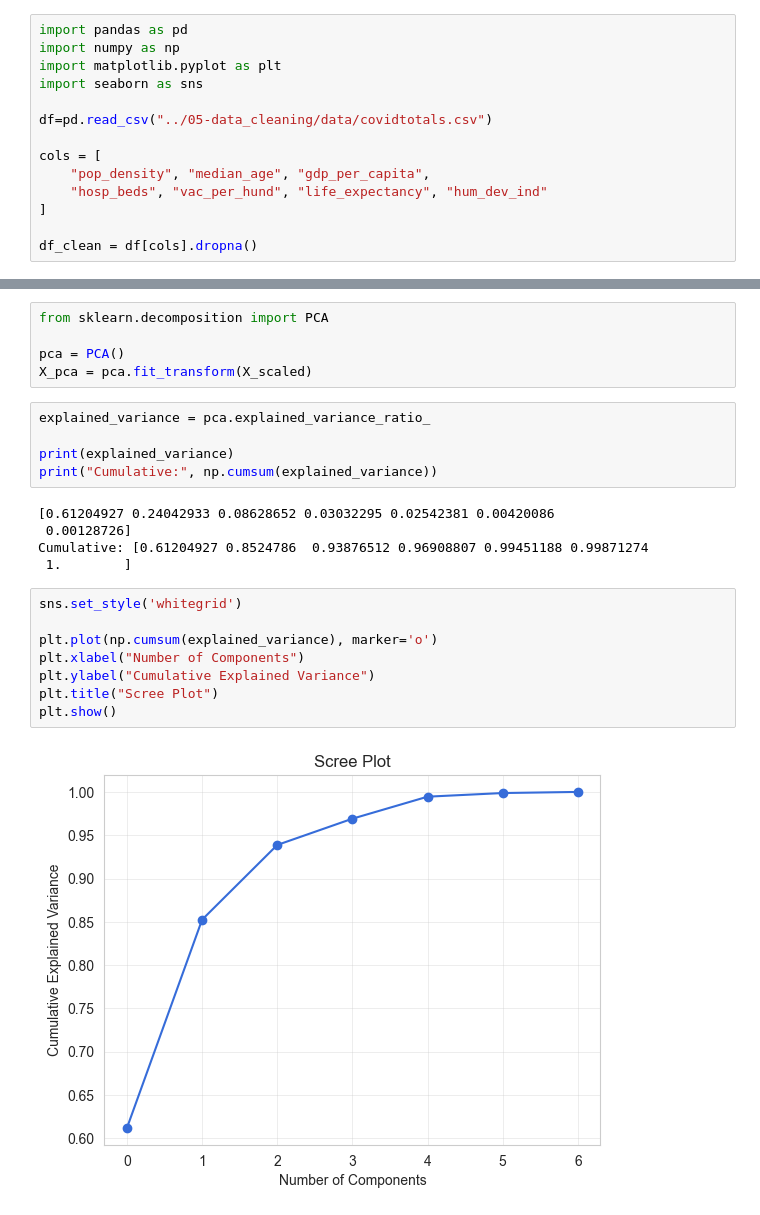
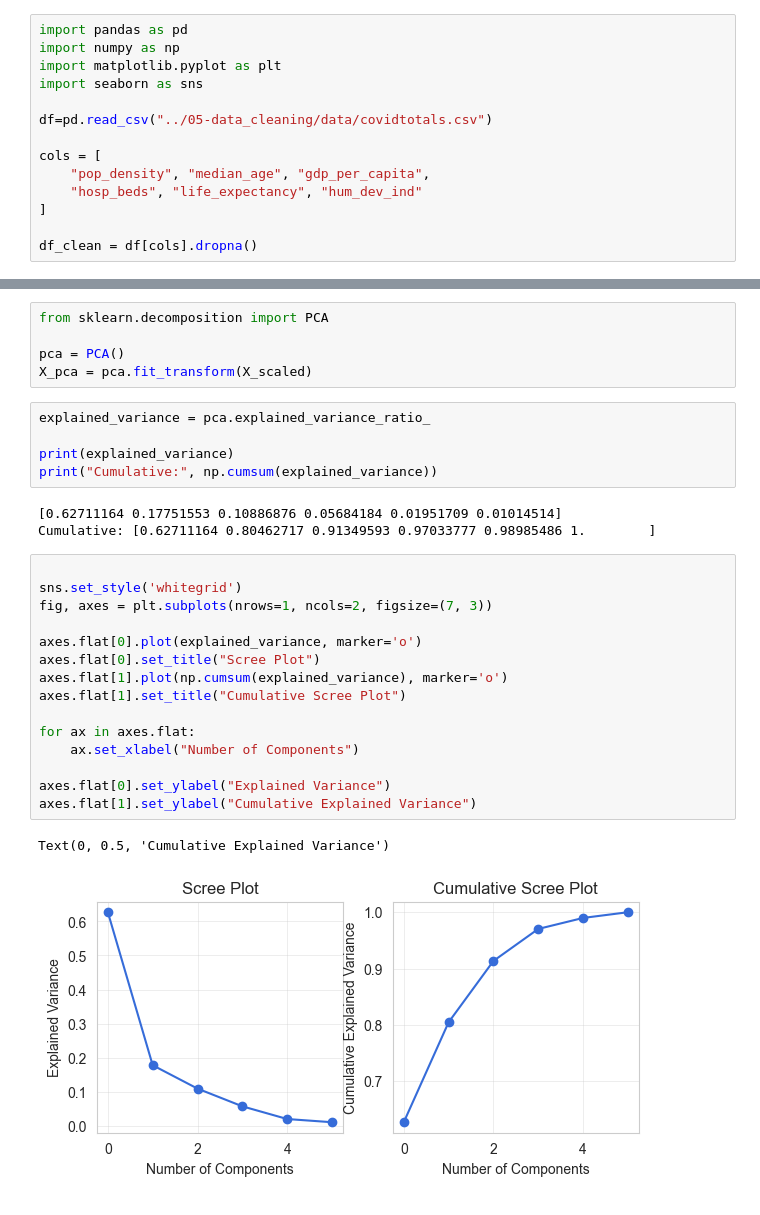
Before and after one commit to jieshu-wang-SBU/EST389_371_2026_spring, a Jupyter notebook: lectures/10-statistic_analysis_and_regression/10-08_PCA.ipynb, the cells around one changed output, grey strips where cells are left out. Saved outputs shown, nothing was run; the diff lists cells and outputs as text.

```diff
--- a/lectures/10-statistic_analysis_and_regression/10-08_PCA.ipynb
+++ b/lectures/10-statistic_analysis_and_regression/10-08_PCA.ipynb
@@ -12,7 +12,7 @@ df=pd.read_csv("../05-data_cleaning/data/covidtotals.csv")
 
 cols = [
     "pop_density", "median_age", "gdp_per_capita",
-    "hosp_beds", "vac_per_hund", "life_expectancy", "hum_dev_ind"
+    "hosp_beds", "life_expectancy", "hum_dev_ind"
 ]
 
 df_clean = df[cols].dropna()
@@ -37,17 +37,23 @@ explained_variance = pca.explained_variance_ratio_
 print(explained_variance)
 print("Cumulative:", np.cumsum(explained_variance))
 # %% [output]
-[0.61204927 0.24042933 0.08628652 0.03032295 0.02542381 0.00420086
- 0.00128726]
-Cumulative: [0.61204927 0.8524786  0.93876512 0.96908807 0.99451188 0.99871274
- 1.        ]
+[0.62711164 0.17751553 0.10886876 0.05684184 0.01951709 0.01014514]
+Cumulative: [0.62711164 0.80462717 0.91349593 0.97033777 0.98985486 1.        ]
 # %%
+
 sns.set_style('whitegrid')
+fig, axes = plt.subplots(nrows=1, ncols=2, figsize=(7, 3))
 
-plt.plot(np.cumsum(explained_variance), marker='o')
-plt.xlabel("Number of Components")
-plt.ylabel("Cumulative Explained Variance")
-plt.title("Scree Plot")
-plt.show()
+axes.flat[0].plot(explained_variance, marker='o')
+axes.flat[0].set_title("Scree Plot")
+axes.flat[1].plot(np.cumsum(explained_variance), marker='o')
+axes.flat[1].set_title("Cumulative Scree Plot")
+
+for ax in axes.flat:
+    ax.set_xlabel("Number of Components")
+
+axes.flat[0].set_ylabel("Explained Variance")
+axes.flat[1].set_ylabel("Cumulative Explained Variance")
 # %% [output]
+Text(0, 0.5, 'Cumulative Explained Variance')
-[figure, old version]
+[figure, new version]
```
Also changed, not shown: parts of 29 cells of this notebook.
